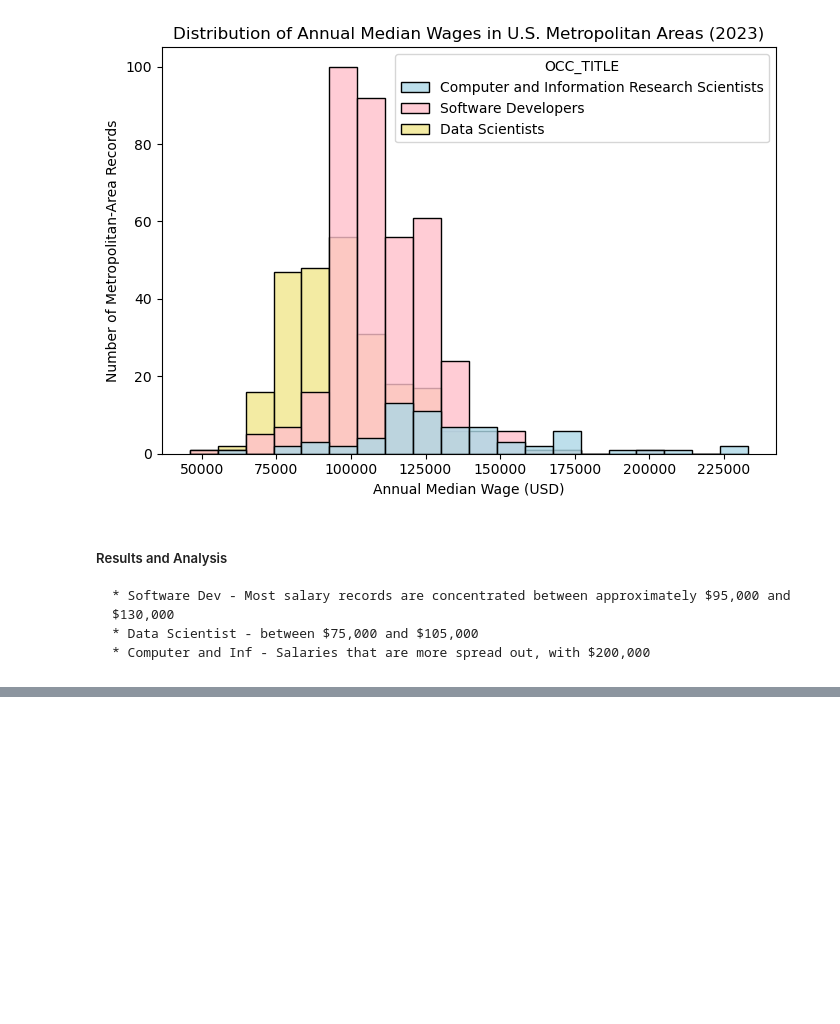
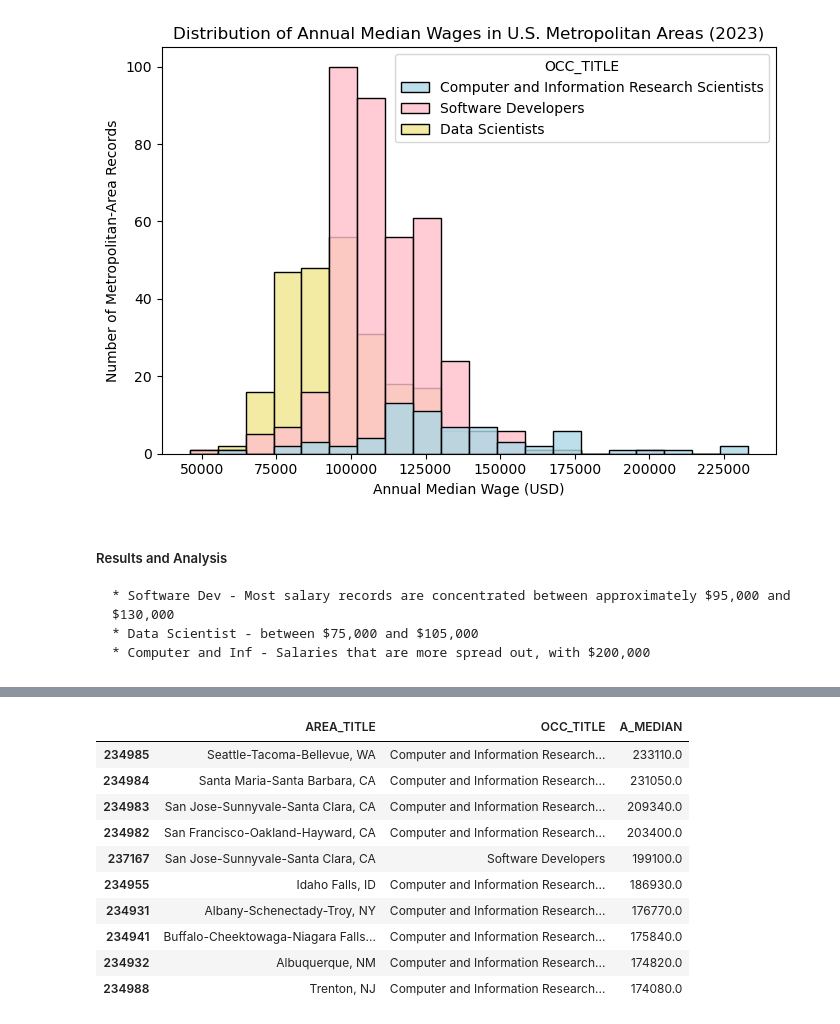
Before and after one commit to HeloEugenio0916/Data-Visualisation-and-Communication-CA1, a Jupyter notebook: CA1.ipynb, the cells around one changed output, grey strips where cells are left out. Saved outputs shown, nothing was run; the diff lists cells and outputs as text; code cells hidden in the pictures; blank space fills up the shorter version.

```diff
--- a/CA1.ipynb
+++ b/CA1.ipynb
@@ -358,0 +414,16 @@ plt.show()
+# %%
+salary[["AREA_TITLE", "OCC_TITLE", "A_MEDIAN"]].sort_values(
+    "A_MEDIAN", ascending=False
+).head(10)
+# %% [output]
+|  | AREA_TITLE | OCC_TITLE | A_MEDIAN |
+| 234985 | Seattle-Tacoma-Bellevue, WA | Computer and Information Research... | 233110.0 |
+| 234984 | Santa Maria-Santa Barbara, CA | Computer and Information Research... | 231050.0 |
+| 234983 | San Jose-Sunnyvale-Santa Clara, CA | Computer and Information Research... | 209340.0 |
+| 234982 | San Francisco-Oakland-Hayward, CA | Computer and Information Research... | 203400.0 |
+| 237167 | San Jose-Sunnyvale-Santa Clara, CA | Software Developers | 199100.0 |
+| 234955 | Idaho Falls, ID | Computer and Information Research... | 186930.0 |
+| 234931 | Albany-Schenectady-Troy, NY | Computer and Information Research... | 176770.0 |
+| 234941 | Buffalo-Cheektowaga-Niagara Falls... | Computer and Information Research... | 175840.0 |
+| 234932 | Albuquerque, NM | Computer and Information Research... | 174820.0 |
+| 234988 | Trenton, NJ | Computer and Information Research... | 174080.0 |
```
Also changed, not shown: parts of 8 cells of this notebook.
